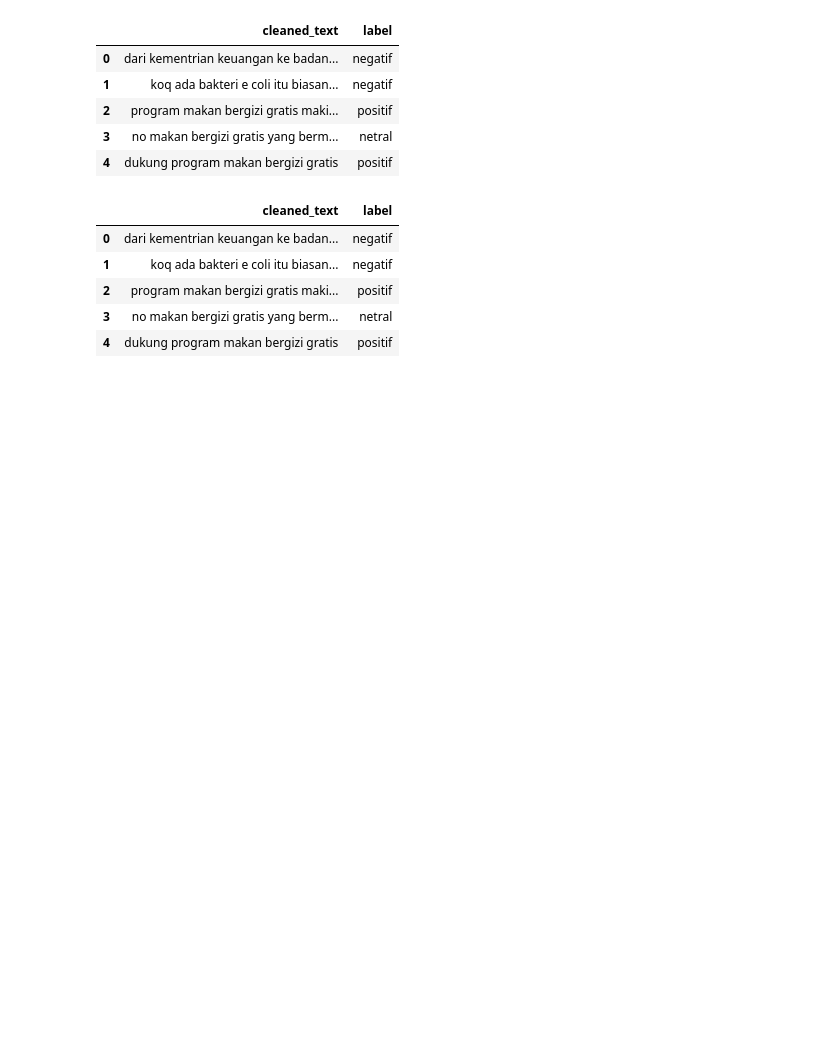
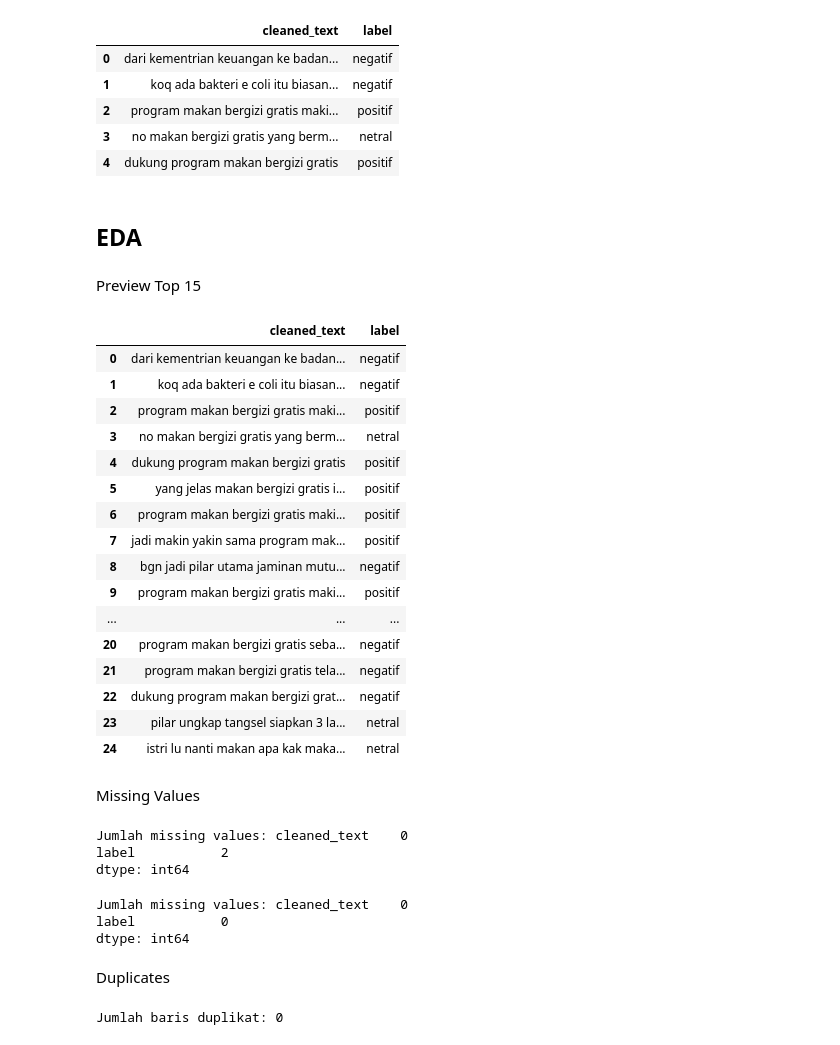
Before and after one commit to mfaruqi35/mbg-sentiment-analysis, a Jupyter notebook: mbg-sentiment-analysis.ipynb, the cells around one changed output. Cells and saved outputs as stored; diff of their text form; code cells hidden in the pictures; blank space fills up the shorter version.

```diff
--- a/mbg-sentiment-analysis.ipynb
+++ b/mbg-sentiment-analysis.ipynb
@@ -35,15 +37,54 @@ Dataset dimuat: 1,102 baris, 2 kolom
 | 2 | program makan bergizi gratis maki... | positif |
 | 3 | no makan bergizi gratis yang berm... | netral |
 | 4 | dukung program makan bergizi gratis | positif |
+# %% [markdown]
+## EDA
+# %% [markdown]
+Preview Top 15
 # %%
 pd.set_option('display.max_colwidth', None)
 
 df = pd.read_csv("data/Indo_FreeNutritiousMeals_Sentiment_X_2025.csv")
-df.head().style.set_properties(**{'text-align': 'left'})
+df.head(25).style.set_properties(**{'text-align': 'left'})
 # %% [output]
 |  | cleaned_text | label |
 | 0 | dari kementrian keuangan ke badan... | negatif |
 | 1 | koq ada bakteri e coli itu biasan... | negatif |
 | 2 | program makan bergizi gratis maki... | positif |
 | 3 | no makan bergizi gratis yang berm... | netral |
 | 4 | dukung program makan bergizi gratis | positif |
+| 5 | yang jelas makan bergizi gratis i... | positif |
+| 6 | program makan bergizi gratis maki... | positif |
+| 7 | jadi makin yakin sama program mak... | positif |
+| 8 | bgn jadi pilar utama jaminan mutu... | negatif |
+| 9 | program makan bergizi gratis maki... | positif |
+| ... | ... | ... |
+| 20 | program makan bergizi gratis seba... | negatif |
+| 21 | program makan bergizi gratis tela... | negatif |
+| 22 | dukung program makan bergizi grat... | negatif |
+| 23 | pilar ungkap tangsel siapkan 3 la... | netral |
+| 24 | istri lu nanti makan apa kak maka... | netral |
+# %% [markdown]
+Missing Values
+# %%
+missing_values = df.isna().sum()
+print(f"Jumlah missing values: {missing_values}")
+# %% [output]
+Jumlah missing values: cleaned_text    0
+label           2
+dtype: int64
+# %%
+df = df.dropna(subset=['label'])
+missing_values = df.isna().sum()
+print(f"Jumlah missing values: {missing_values}")
+# %% [output]
+Jumlah missing values: cleaned_text    0
+label           0
+dtype: int64
+# %% [markdown]
+Duplicates
+# %%
+num_duplicates = df.duplicated().sum()
+print(f"Jumlah baris duplikat: {num_duplicates}")
+# %% [output]
+Jumlah baris duplikat: 0
```
Also changed, not shown: parts of 5 cells of this notebook.
